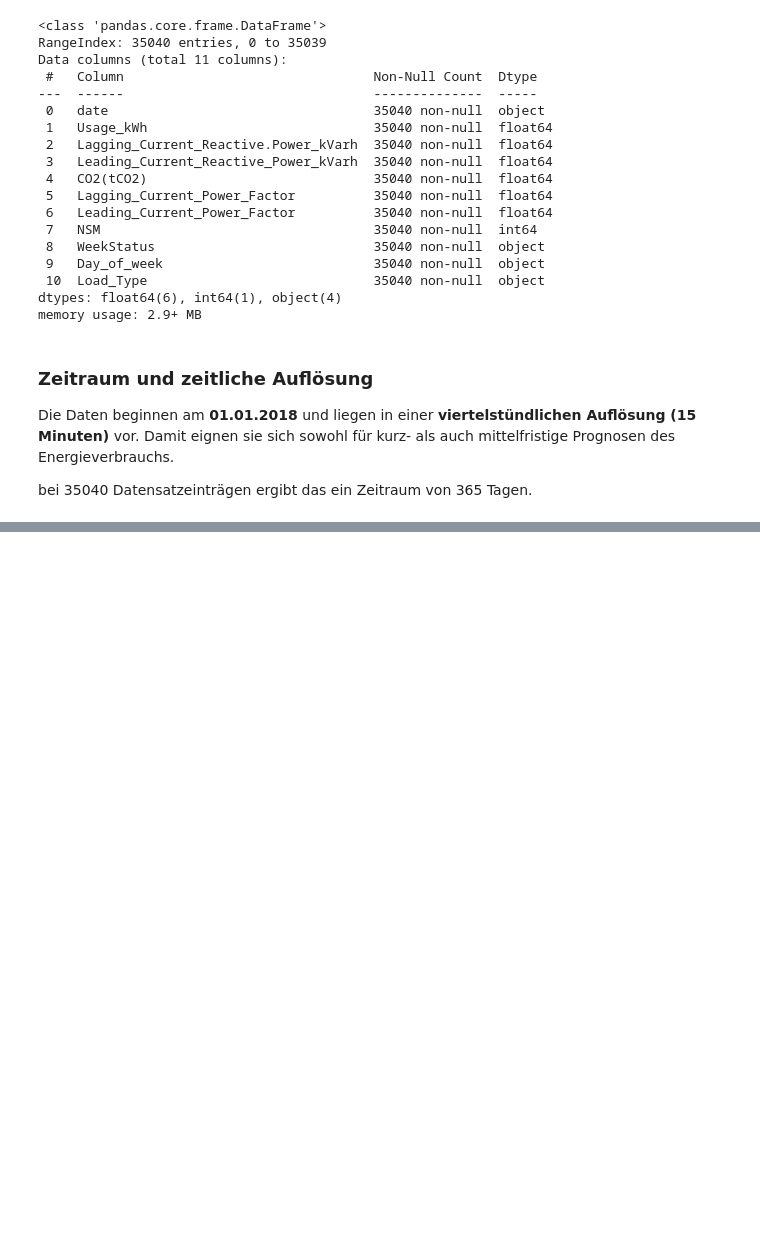
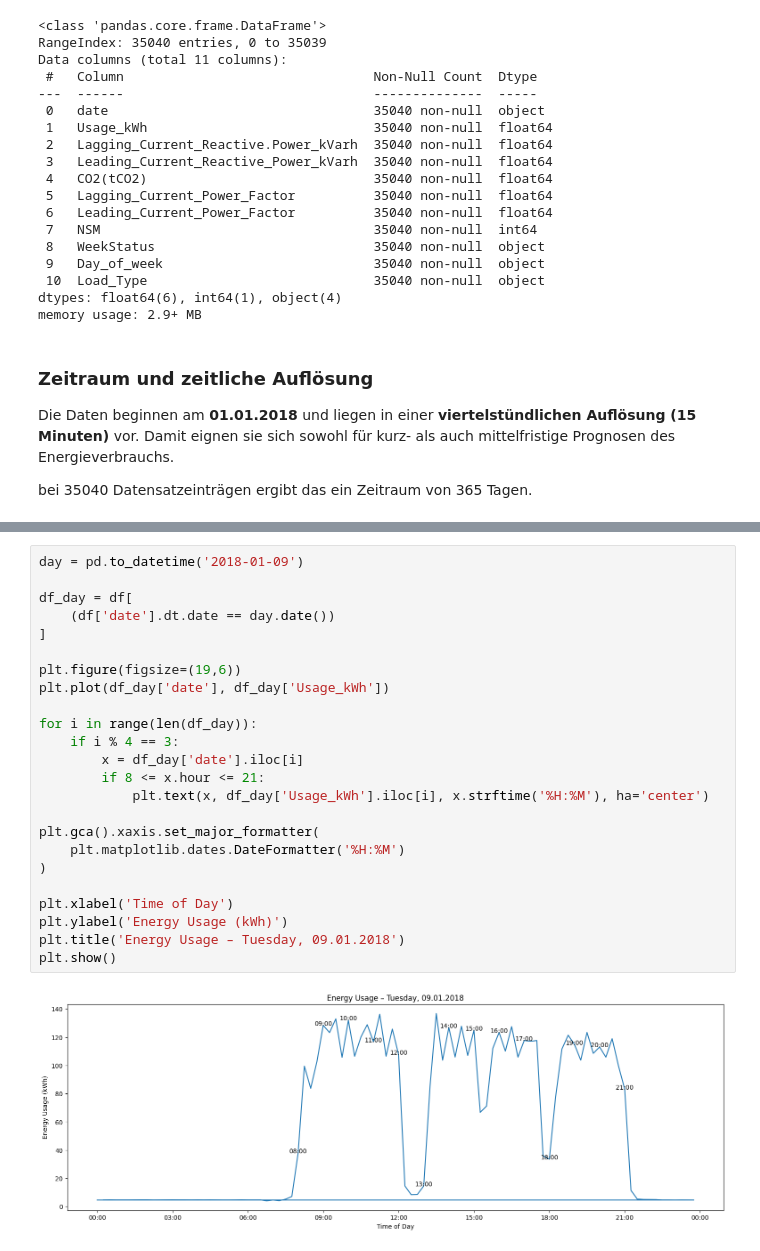
Before and after one commit to derlole/InDuStIaLfOrEcAsTiNgWELOVEIT, a Jupyter notebook: src/start.ipynb, the cells around one changed output, grey strips where cells are left out. Saved outputs shown, nothing was run; the diff lists cells and outputs as text; blank space fills up the shorter version.

```diff
--- a/src/start.ipynb
+++ b/src/start.ipynb
@@ -99,0 +175,26 @@ print(int(len(df)/(SETS_PER_HOUR * HOURS_PER_DAY)))
+# %%
+day = pd.to_datetime('2018-01-09')
+
+df_day = df[
+    (df['date'].dt.date == day.date())
+]
+
+plt.figure(figsize=(19,6))
+plt.plot(df_day['date'], df_day['Usage_kWh'])
+
+for i in range(len(df_day)):
+    if i % 4 == 3:
+        x = df_day['date'].iloc[i]
+        if 8 <= x.hour <= 21:
+            plt.text(x, df_day['Usage_kWh'].iloc[i], x.strftime('%H:%M'), ha='center')
+
+plt.gca().xaxis.set_major_formatter(
+    plt.matplotlib.dates.DateFormatter('%H:%M')
+)
+
+plt.xlabel('Time of Day')
+plt.ylabel('Energy Usage (kWh)')
+plt.title('Energy Usage – Tuesday, 09.01.2018')
+plt.show()
+# %% [output]
+[figure, added]
```
Also changed, not shown: parts of 54 cells of this notebook, 1 other file.
